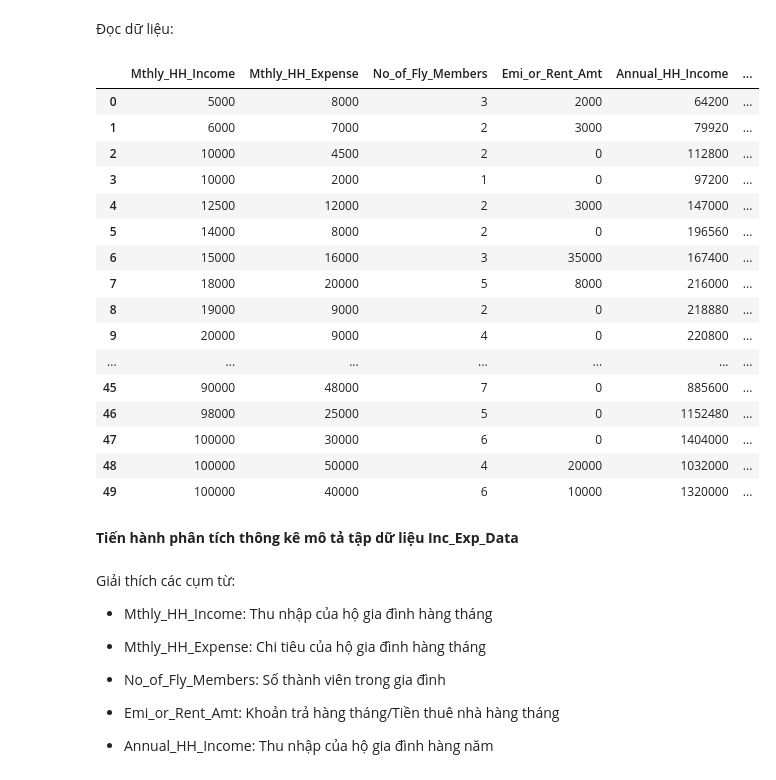
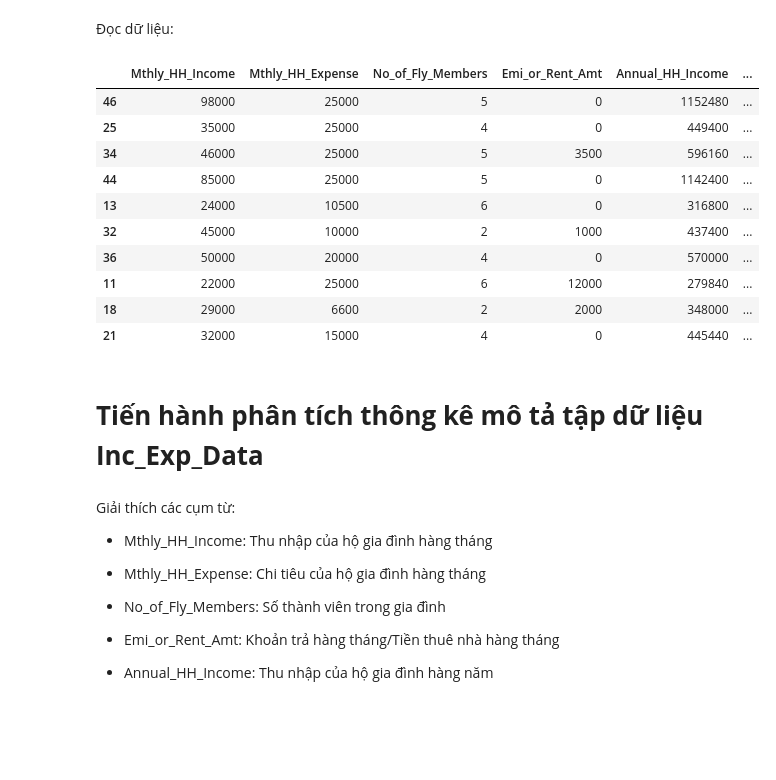
Before and after one commit to lmquann/DoAnPTDLPython2022, a Jupyter notebook: DOAN_ThongKeMoTa.ipynb, the cells around one changed output. Saved outputs shown, nothing was run; the diff lists cells and outputs as text; code cells hidden in the pictures; blank space fills up the shorter version.

```diff
--- a/DOAN_ThongKeMoTa.ipynb
+++ b/DOAN_ThongKeMoTa.ipynb
@@ -9,27 +9,21 @@ import matplotlib.pyplot as plt
 Đọc dữ liệu:
 # %%
 df = pd.read_csv("/content/Inc_Exp_Data.csv")
-df
+df.sample(10)
 # %% [output]
 |  | Mthly_HH_Income | Mthly_HH_Expense | No_of_Fly_Members | Emi_or_Rent_Amt | Annual_HH_Income | ... |
-| 0 | 5000 | 8000 | 3 | 2000 | 64200 | ... |
-| 1 | 6000 | 7000 | 2 | 3000 | 79920 | ... |
-| 2 | 10000 | 4500 | 2 | 0 | 112800 | ... |
-| 3 | 10000 | 2000 | 1 | 0 | 97200 | ... |
-| 4 | 12500 | 12000 | 2 | 3000 | 147000 | ... |
-| 5 | 14000 | 8000 | 2 | 0 | 196560 | ... |
-| 6 | 15000 | 16000 | 3 | 35000 | 167400 | ... |
-| 7 | 18000 | 20000 | 5 | 8000 | 216000 | ... |
-| 8 | 19000 | 9000 | 2 | 0 | 218880 | ... |
-| 9 | 20000 | 9000 | 4 | 0 | 220800 | ... |
-| ... | ... | ... | ... | ... | ... | ... |
-| 45 | 90000 | 48000 | 7 | 0 | 885600 | ... |
 | 46 | 98000 | 25000 | 5 | 0 | 1152480 | ... |
-| 47 | 100000 | 30000 | 6 | 0 | 1404000 | ... |
-| 48 | 100000 | 50000 | 4 | 20000 | 1032000 | ... |
-| 49 | 100000 | 40000 | 6 | 10000 | 1320000 | ... |
+| 25 | 35000 | 25000 | 4 | 0 | 449400 | ... |
+| 34 | 46000 | 25000 | 5 | 3500 | 596160 | ... |
+| 44 | 85000 | 25000 | 5 | 0 | 1142400 | ... |
+| 13 | 24000 | 10500 | 6 | 0 | 316800 | ... |
+| 32 | 45000 | 10000 | 2 | 1000 | 437400 | ... |
+| 36 | 50000 | 20000 | 4 | 0 | 570000 | ... |
+| 11 | 22000 | 25000 | 6 | 12000 | 279840 | ... |
+| 18 | 29000 | 6600 | 2 | 2000 | 348000 | ... |
+| 21 | 32000 | 15000 | 4 | 0 | 445440 | ... |
 # %% [markdown]
-**Tiến hành phân tích thông kê mô tả tập dữ liệu Inc_Exp_Data**
+# **Tiến hành phân tích thông kê mô tả tập dữ liệu Inc_Exp_Data**
 # %% [markdown]
 Giải thích các cụm từ:
 
```
Also changed, not shown: parts of 40 cells of this notebook.
